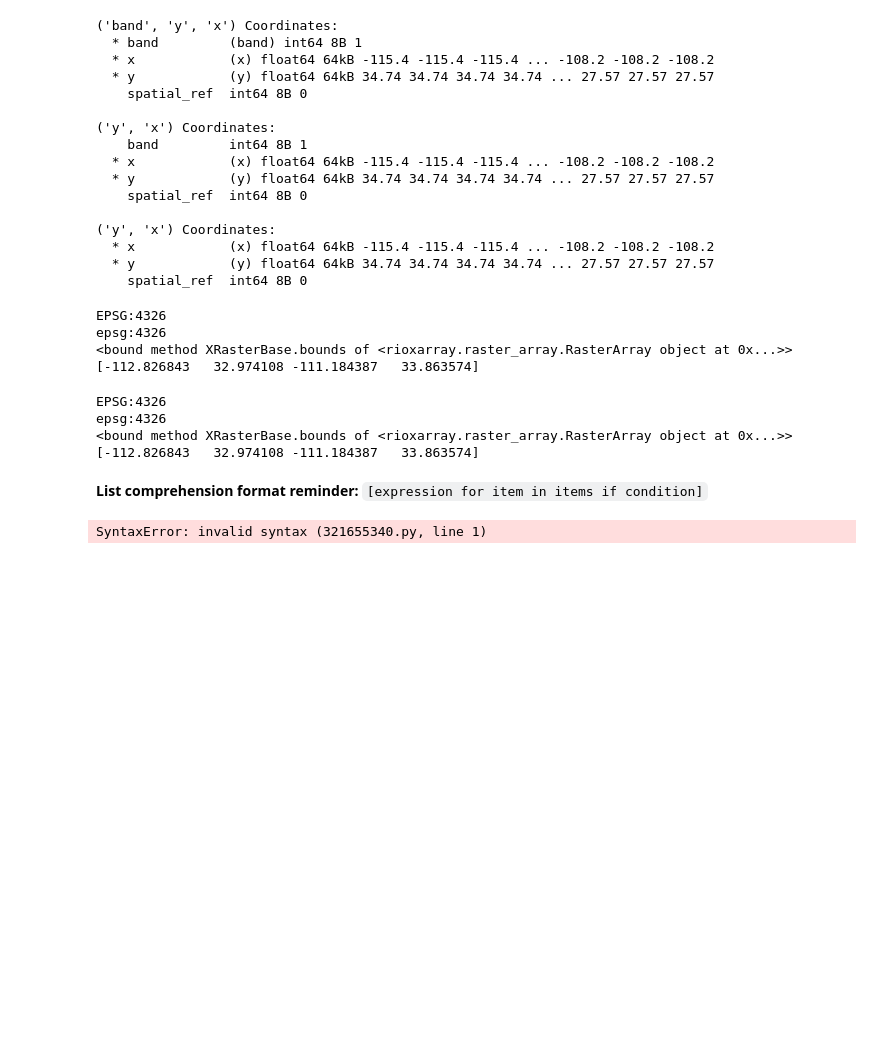
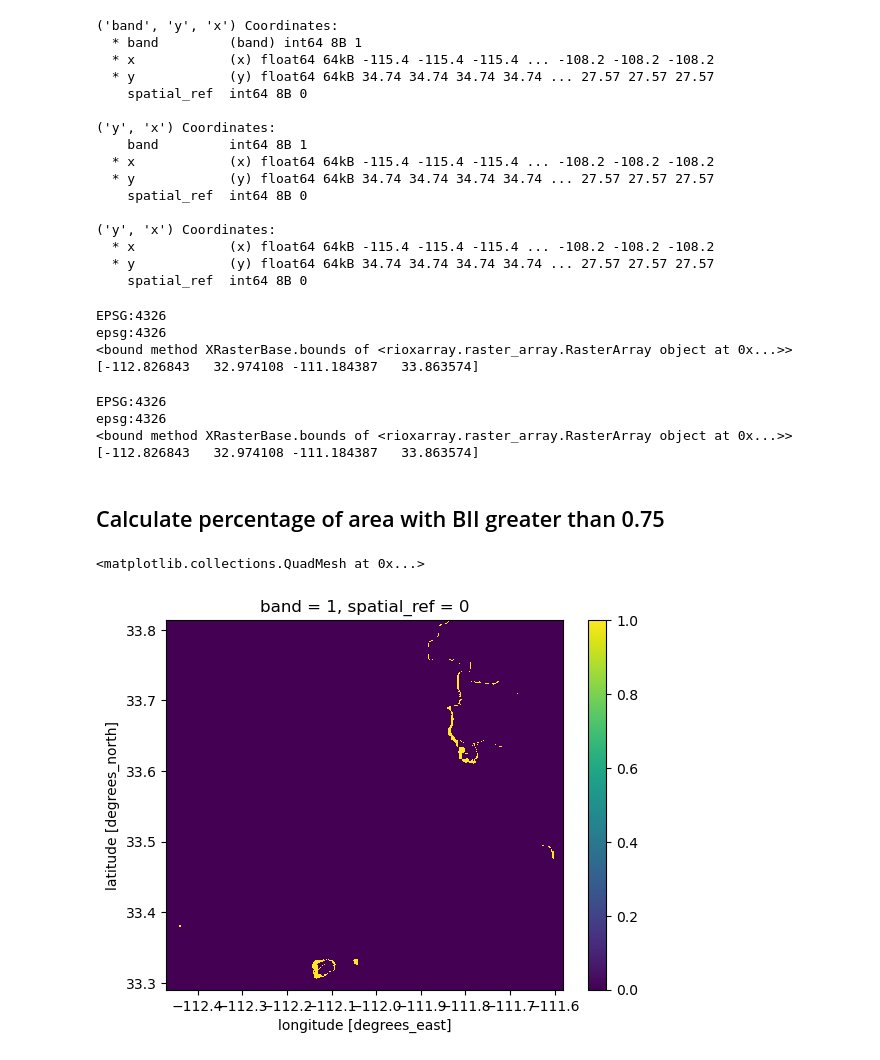
Before and after one commit to bgrazda/biodiversity-intactness, a Jupyter notebook: bii.ipynb, the cells around one changed output. Cells and saved outputs as stored; diff of their text form; code cells hidden in the pictures; blank space fills up the shorter version.

```diff
--- a/bii.ipynb
+++ b/bii.ipynb
@@ -244,12 +244,9 @@ EPSG:4326
 epsg:4326
 <bound method XRasterBase.bounds of <rioxarray.raster_array.RasterArray object at 0x...>>
 [-112.826843   32.974108 -111.184387   33.863574]
-# %% [markdown]
-**List comprehension format reminder:** `[expression for item in items if condition]`
+# %% [markdown]
+## Calculate percentage of area with BII greater than 0.75
 # %%
-raster_data = bii_2017.values
-total = np.sum(raster_data)
-    valid_mask = ~np.isnan(raster_data)
-mask_2017_bio = ras
+# Open the raster data from our 2017 and 2020 items
+phoenix_2017 = rioxr.open_rasterio(bii_2017_item.assets['data'].href)
+phoenix_2020 = rioxr.open_rasterio(bii_2020_item.assets['data'].href)
-# %% [output]
-SyntaxError: invalid syntax (321655340.py, line 1)
@@ -260,0 +253,16 @@ phoenix.plot(ax = ax)
+# %%
+# Assign empty cells to nan
+phoenix_2017 = phoenix_2017.rio.write_nodata(np.nan)
+phoenix_2017_clip = (phoenix_2017.rio.clip_box(*phoenix.total_bounds).rio.clip(phoenix.geometry))
+
+
+phoenix_2020 = phoenix_2020.rio.write_nodata(np.nan)
+phoenix_2020_clip = (phoenix_2020.rio.clip_box(*phoenix.total_bounds).rio.clip(phoenix.geometry))
+# %%
+# Create new data frame where both the 2017 and 2018 xarrays are greater than 0.75
+phoenix_diff = (phoenix_2017_clip >= 0.75) ^ (phoenix_2020_clip >= 0.75)
+
+phoenix_diff.plot()
+# %% [output]
+<matplotlib.collections.QuadMesh at 0x...>
+[figure, added]
```
Also changed, not shown: parts of 19 cells of this notebook.
